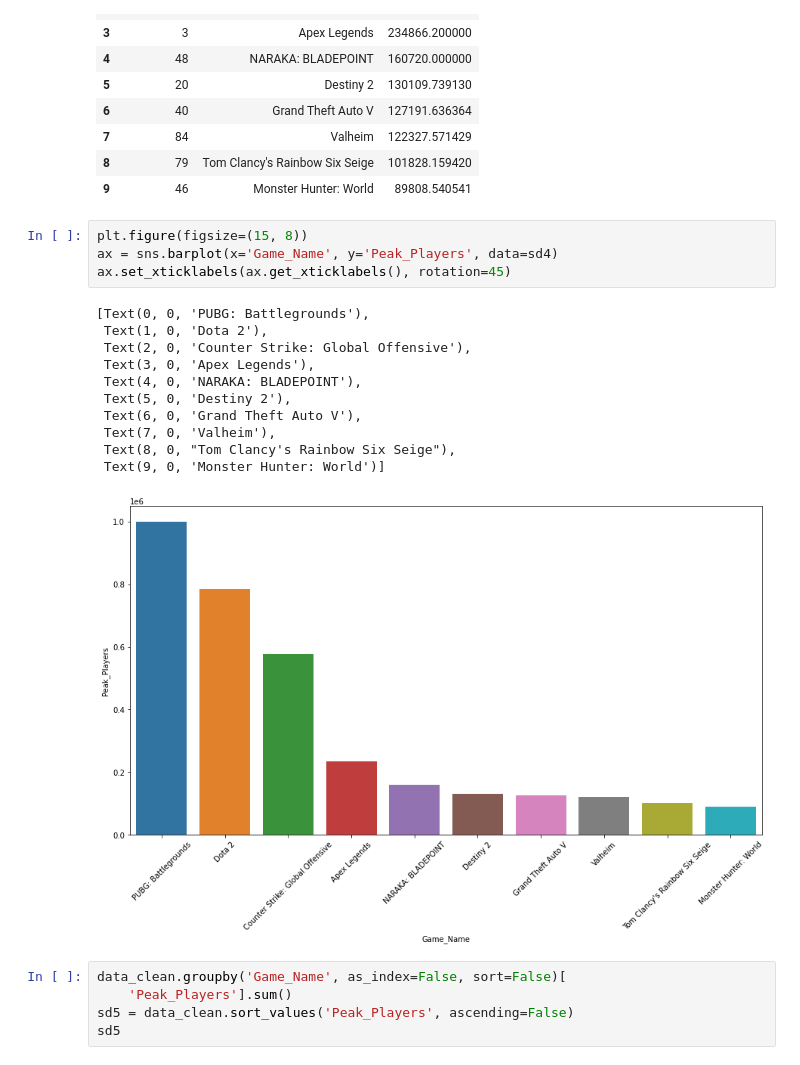
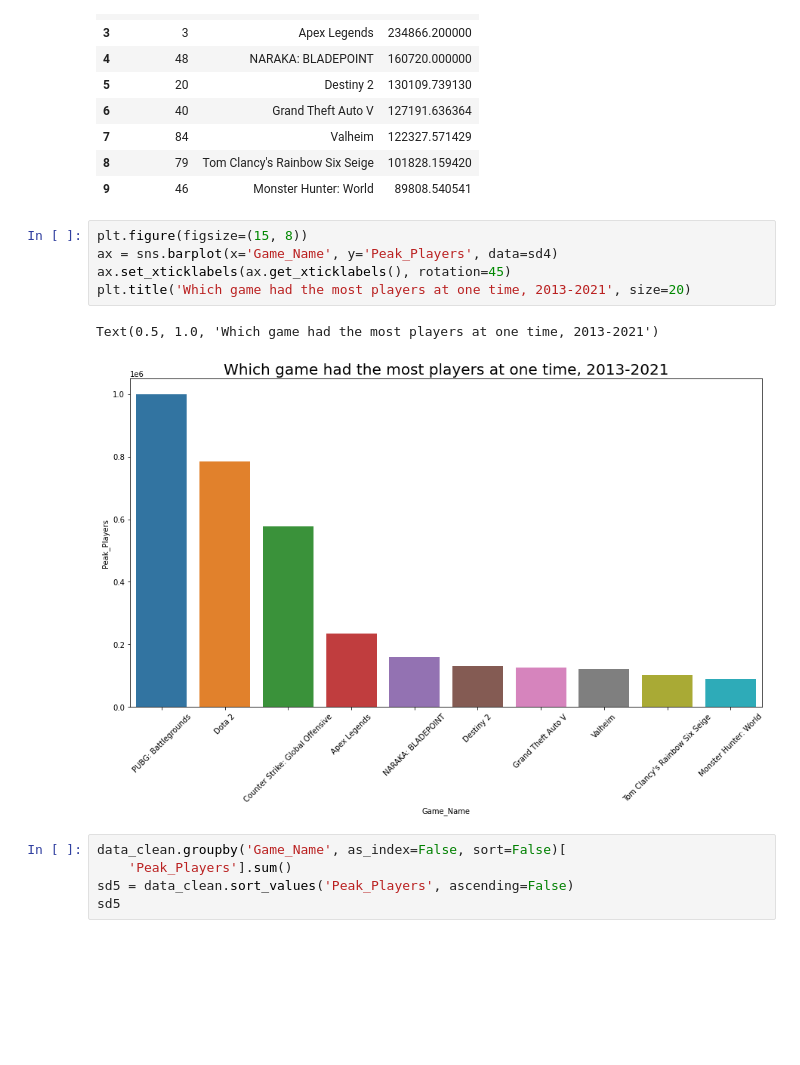
Before and after one commit to Ambush3/Steam-Gamer-Data, a Jupyter notebook: Steam Data.ipynb, the cells around one changed output. Drawn from its saved outputs; the diff is of its cells as text; blank space fills up the shorter version.

```diff
--- a/Steam Data.ipynb
+++ b/Steam Data.ipynb
@@ -241,19 +232,11 @@ sd4
 # %%
 plt.figure(figsize=(15, 8))
 ax = sns.barplot(x='Game_Name', y='Peak_Players', data=sd4)
 ax.set_xticklabels(ax.get_xticklabels(), rotation=45)
+plt.title('Which game had the most players at one time, 2013-2021', size=20)
 # %% [output]
-[Text(0, 0, 'PUBG: Battlegrounds'),
- Text(1, 0, 'Dota 2'),
- Text(2, 0, 'Counter Strike: Global Offensive'),
- Text(3, 0, 'Apex Legends'),
- Text(4, 0, 'NARAKA: BLADEPOINT'),
- Text(5, 0, 'Destiny 2'),
- Text(6, 0, 'Grand Theft Auto V'),
- Text(7, 0, 'Valheim'),
- Text(8, 0, "Tom Clancy's Rainbow Six Seige"),
- Text(9, 0, 'Monster Hunter: World')]
+Text(0.5, 1.0, 'Which game had the most players at one time, 2013-2021')
-[figure, old version]
+[figure, new version]
 # %%
 data_clean.groupby('Game_Name', as_index=False, sort=False)[
     'Peak_Players'].sum()
```
Also changed, not shown: parts of 9 cells of this notebook.
